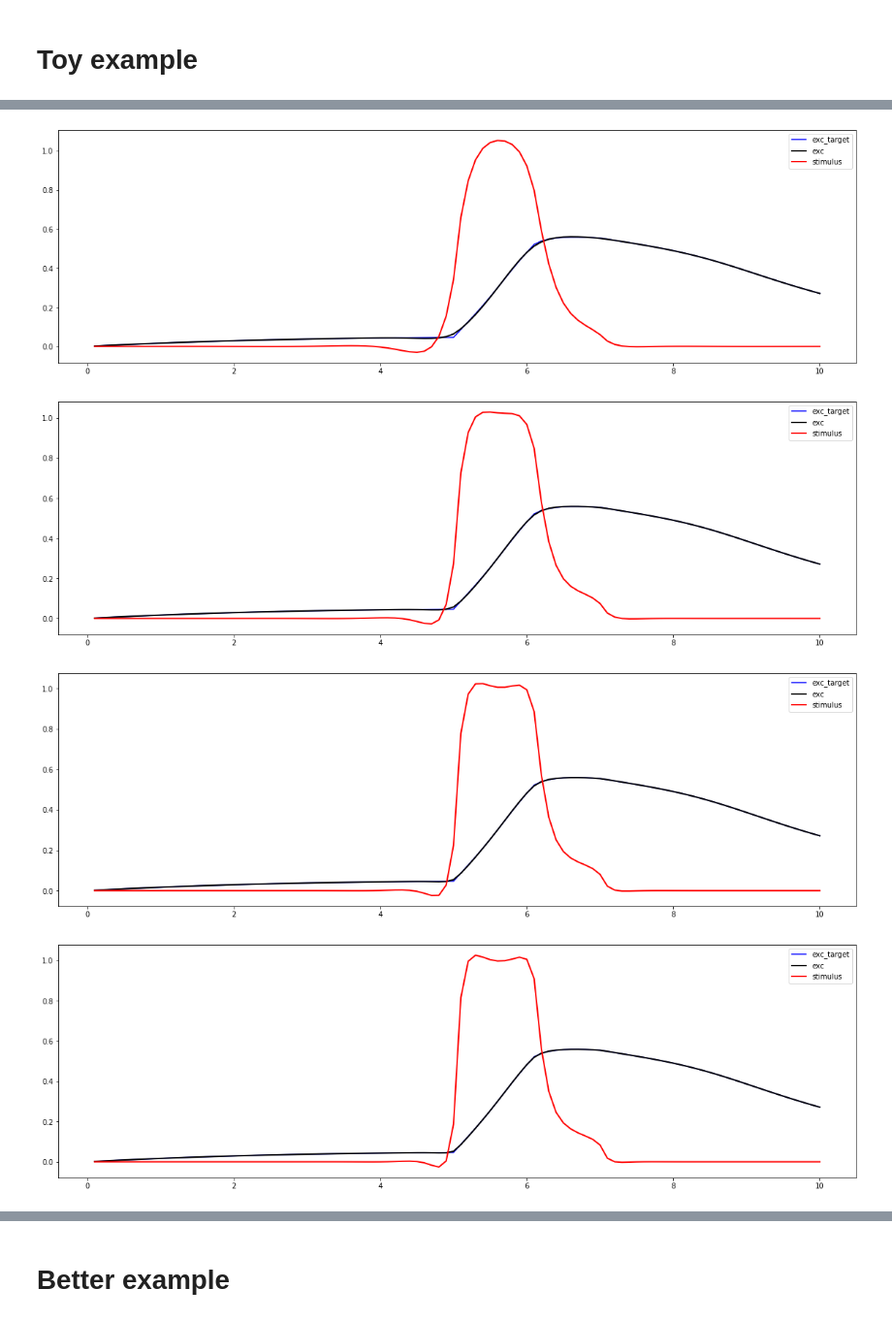
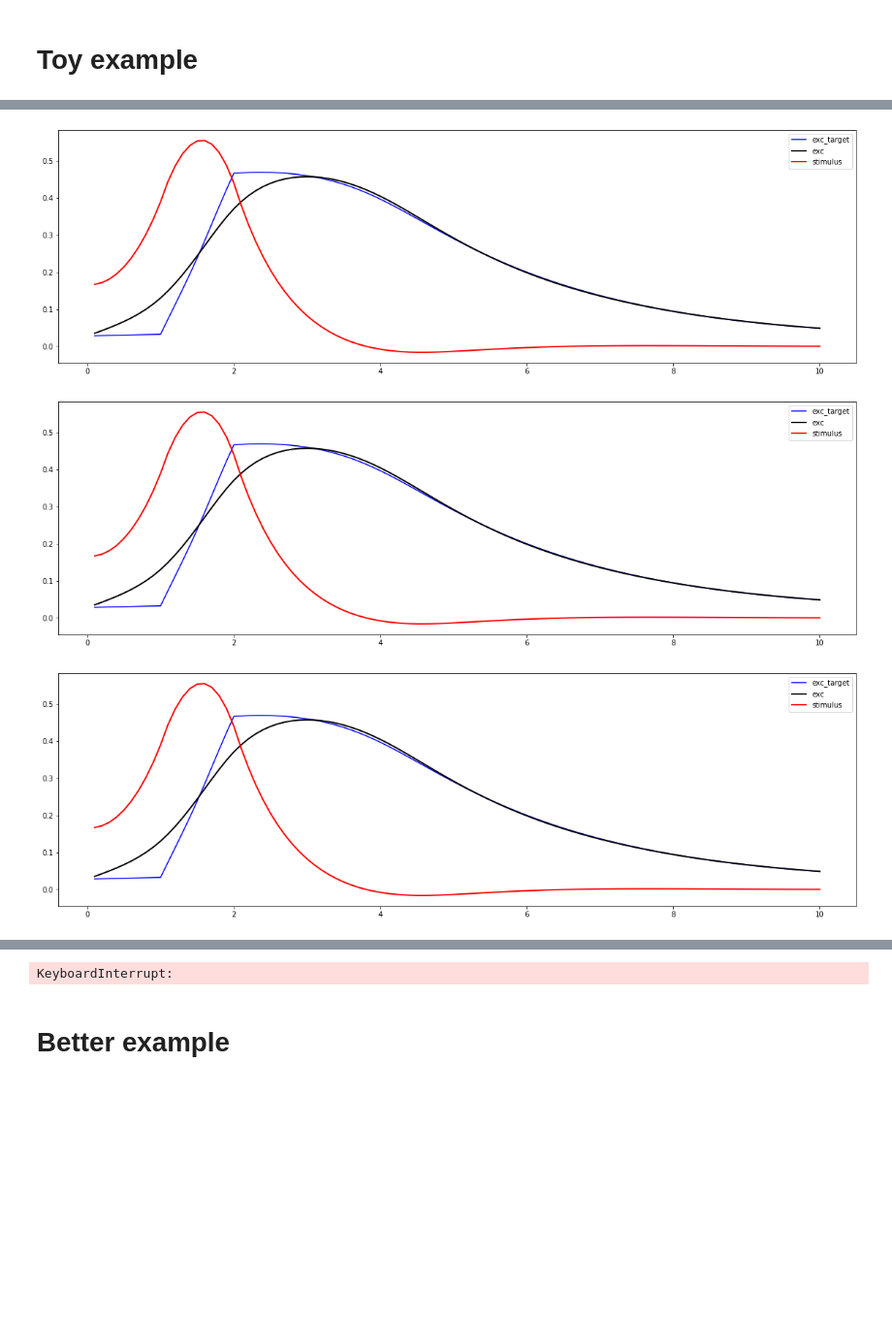
Before and after one commit to mashayu/Wilson_cowan_neurolib, a Jupyter notebook: wilson-cowan.ipynb, the cells around one changed output, grey strips where cells are left out. Shown at 97% size. Drawn from its saved outputs; the diff is of its cells as text; code cells hidden in the pictures; blank space fills up the shorter version.

```diff
--- a/wilson-cowan.ipynb
+++ b/wilson-cowan.ipynb
@@ -125,7 +127,7 @@ plt.show()
 # %% [output]
 [figure]
 # %%
-def optimal_control(wс, exc_exp, inh_exp, debug = False):
+def optimal_control(wc, exc_exp, inh_exp, n_iter = 5000, plot_freq = 200, w = [0,0], a = 0, b = 0, debug = False):
 
     #h = (xn-x0)/n_step
     #times = np.arange(0, xn+h, h)
@@ -136,8 +138,8 @@ def optimal_control(wс, exc_exp, inh_exp, debug = False):
     u_e = stim.StepInput(step_size=0,  start=0.1, end=0.2, n=1).to_model(wc)
     #u_i = stimulus
     #u_e = stimulus
-    print("u_e", u_e)
-    for l in range(20):
+
+    for l in range(n_iter):
 
         wc.params["control_term_E"] = u_e
         wc.params["control_term_I"] = u_i
@@ -151,16 +153,17 @@ def optimal_control(wс, exc_exp, inh_exp, debug = False):
         if(debug):
             print(np.shape(ex))
             print(int(wc.params['duration']/wc.params['dt']))
-        if (l%1==0):
+        if (l%plot_freq==0):
+            print("iteration:", l)
             plt.figure(figsize = (20, 6))
-            plt.plot(wc.t, exc_exp.T,c = 'blue',label="exc_target")
+            plt.plot(wc.t, exc_exp.T, c = 'blue',label="exc_target")
             plt.plot(wc.t, ex[0].tolist(), c='k', lw = 2, label="exc")
             plt.plot(wc.t, u_e.T, c='r', lw = 2,label="stimulus")
             plt.legend()
             plt.show()
 
 
-        lambdas = euler_backwards(wc, exc_exp, inh_exp, wc.params['dt'], int(math.ceil(wc.params['duration']/wc.params['dt'])), debug)
+        lambdas = euler_backwards(wc, exc_exp, inh_exp, wc.params['dt'], int(math.ceil(wc.params['duration']/wc.params['dt'])), a, debug)
         if debug:
             print("lambdas", lambdas)
             plt.figure(figsize = (20, 6))
@@ -168,9 +171,9 @@ def optimal_control(wс, exc_exp, inh_exp, debug = False):
             plt.legend()
             plt.show()
 
-        w = [0,0]
+        #w = [0,0]
 
-        grad = grad_f(w, u_e,u_i, lambdas, times)
+        grad = grad_f(w, u_e,u_i, lambdas, times, a)
         if debug:
             print("grad", grad)
 
@@ -182,7 +185,7 @@ def optimal_control(wс, exc_exp, inh_exp, debug = False):
         step_size_adj = 10 #0.005
 
 
-        step_size_adj = bisection(wc, step_size_adj,u_e,u_i,grad, times, exc_exp, debug)
+        step_size_adj = bisection(wc, step_size_adj,u_e,u_i,grad, times, exc_exp, w, debug, b)
         #if(l == 0):
         #    step_size_adj = 0.1
 
@@ -361,3 +392,21 @@ wc.params["a_inh"] = 1
 #wc.params["K_gl"] = 0
 #wc.params["dt"] = 0.1
 wc.params['duration'] = 10
+# %%
+#stimulus
+stimulus = np.zeros((1,100))
+stimulus[0][10:20] = 1
+
+#plt.plot(stimulus.T)
+
+
+
+wc.params["control_term_E"] = stimulus
+#wc.params["control_term_I"] = stimulus
+wc.run()
+
+plt.figure(figsize = (20, 6))
+plt.plot(wc.t, stimulus.T, c = 'r')
+plt.plot(wc.t, wc.exc[0].tolist(), c='k', lw = 2)
+
+#0.02788229
@@ -369,6 +421,6 @@ wc.params['duration'] = 10
 exc=wc.exc[0]
 inh = wc.inh[0]
 
-optimal_control(wc, exc,inh, debug = False)
+optimal_control(wc, exc,inh, w = [0.01,0.01], a = 0, b = 20, debug = False)
 #optimal_control(wc, stimulus, target, target)
 # %% [output]
@@ -381,4 +428,3 @@ u_e [[0. 0. 0. 0. 0. 0. 0. 0. 0. 0. 0. 0. 0. 0. 0. 0. 0. 0. 0. 0. 0. 0. 0. 0.
-[figure, old version]
+[figure, new version]
-[figure, old version]
+[figure, new version]
-[figure, old version]
+[figure, new version]
-[figure, removed]
@@ -390,3 +431,4 @@ u_e [[0. 0. 0. 0. 0. 0. 0. 0. 0. 0. 0. 0. 0. 0. 0. 0. 0. 0. 0. 0. 0. 0. 0. 0.
+KeyboardInterrupt:
 # %% [markdown]
 # Better example
 # %%
```
Also changed, not shown: parts of 9 cells of this notebook.
